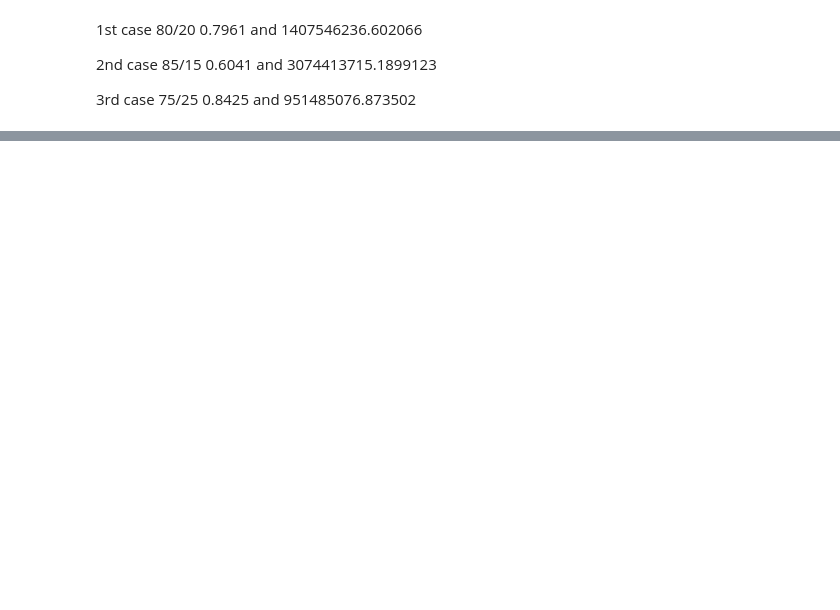
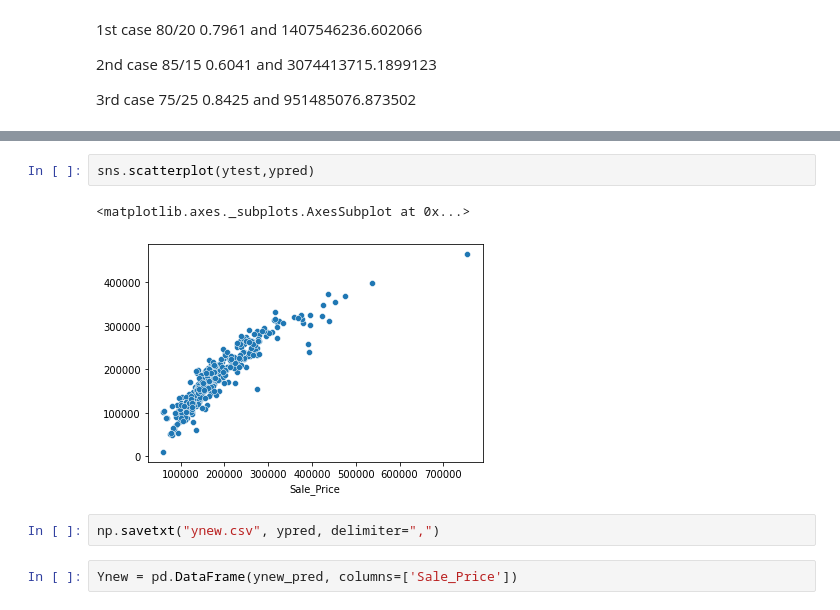
Before and after one commit to SamanvithaBolem/SamanvithaBolem, a Jupyter notebook: Regression.ipynb, the cells around one changed output, grey strips where cells are left out. Saved outputs shown, nothing was run; the diff lists cells and outputs as text; blank space fills up the shorter version.

```diff
--- a/Regression.ipynb
+++ b/Regression.ipynb
@@ -247,0 +467,9 @@ print(RMSE)
+# %%
+sns.scatterplot(ytest,ypred)
+# %% [output]
+<matplotlib.axes._subplots.AxesSubplot at 0x...>
+[figure, added]
+# %%
+np.savetxt("ynew.csv", ypred, delimiter=",")
+# %%
+Ynew = pd.DataFrame(ynew_pred, columns=['Sale_Price'])
```
Also changed, not shown: parts of 40 cells of this notebook.
